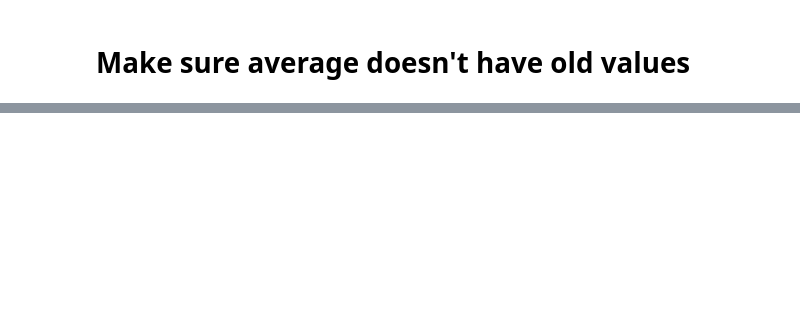
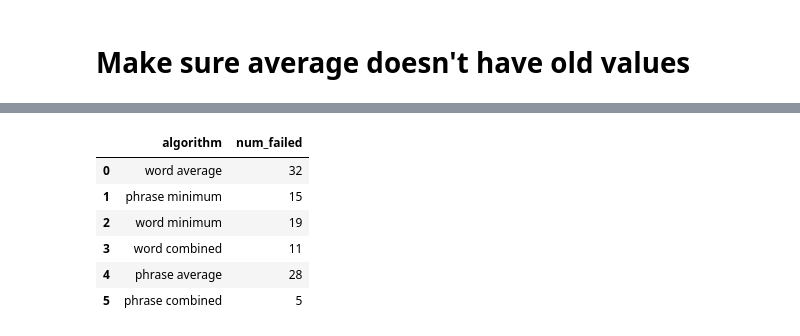
Before and after one commit to CS182-2018-Final-Project-MBC/CS182-Final-Project, a Jupyter notebook: code/Greedy Word2Vec 2.ipynb, the cells around one changed output, grey strips where cells are left out. Cells and saved outputs as stored; diff of their text form; code cells hidden in the pictures; blank space fills up the shorter version.

```diff
--- a/code/Greedy Word2Vec 2.ipynb
+++ b/code/Greedy Word2Vec 2.ipynb
@@ -236,0 +233,15 @@ plot_results([results_average_words, results_minimum_words, results_combined_wor
+# %%
+full_data = {'phrase average': 28,'word average': 32,
+              'word minimum': 19,'word combined': 11,'phrase minimum': 15,'phrase combined': 5}
+import pandas as pd
+df = pd.DataFrame.from_dict(list(full_data.items()))
+df.columns = ['algorithm','num_failed']
+df
+# %% [output]
+|  | algorithm | num_failed |
+| 0 | word average | 32 |
+| 1 | phrase minimum | 15 |
+| 2 | word minimum | 19 |
+| 3 | word combined | 11 |
+| 4 | phrase average | 28 |
+| 5 | phrase combined | 5 |
```
Also changed, not shown: parts of 8 cells of this notebook, 3 other files.
